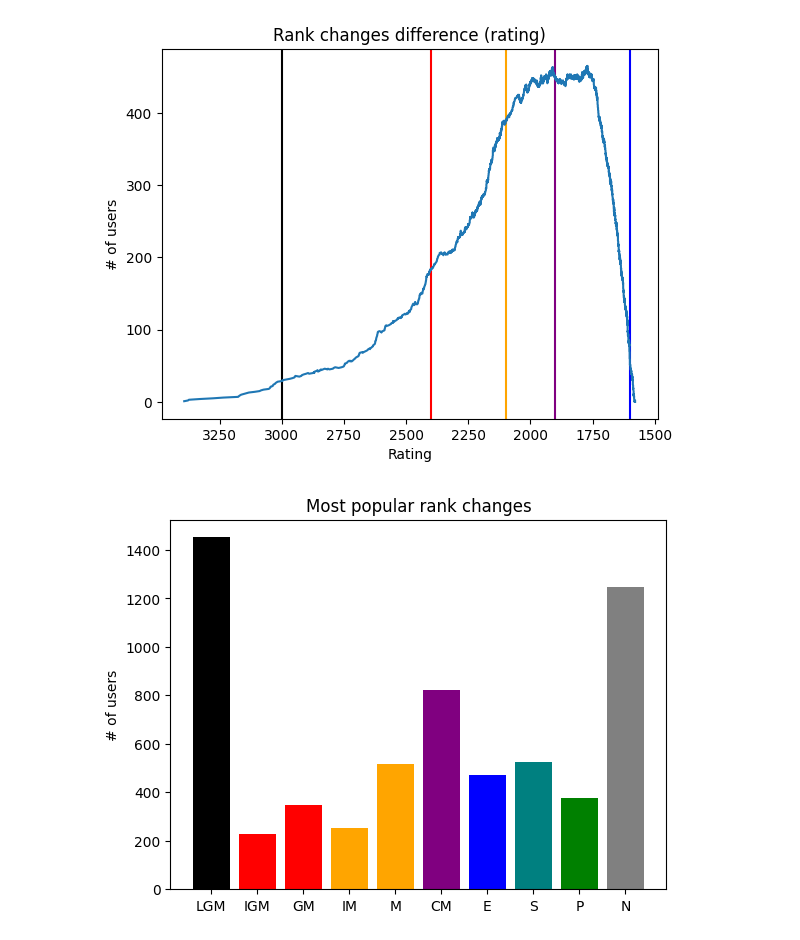
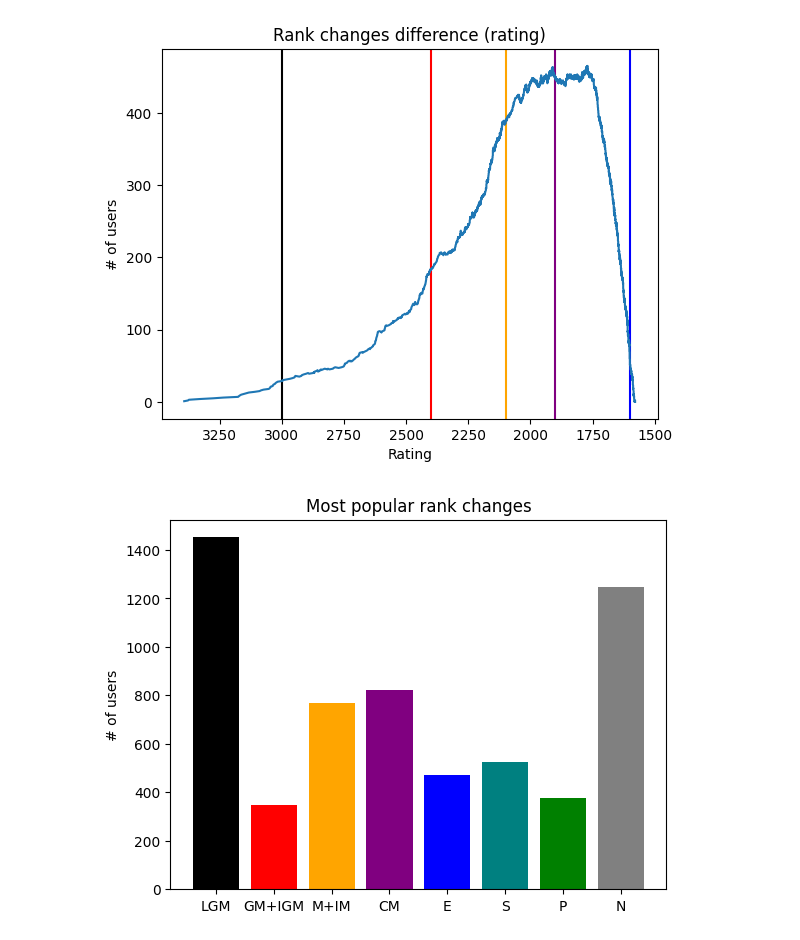
Before and after one commit to maslinnik/cf-magic, a Jupyter notebook: main.ipynb, the cells around one changed output. Saved outputs shown, nothing was run; the diff lists cells and outputs as text; code cells hidden in the pictures.

Commit message:
Merged reds and oranges

```diff
--- a/main.ipynb
+++ b/main.ipynb
@@ -17,7 +17,7 @@ shorthands = {
     "Pupil": "P",
     "Newbie": "N"
 }
-rank_colors = ["black", "red", "red", "orange", "orange", "purple", "blue", "teal", "green", "gray"]
+rank_colors = ["black", "red", "orange", "purple", "blue", "teal", "green", "gray"]
 # %%
 for full, short in shorthands.items():
     df.replace(full, short, inplace=True)
@@ -87,12 +87,19 @@ plt.title("Rank changes difference (rating)")
 plt.show()
 # %% [output]
 [figure]
+# %%
+df_colors_grouped = df
+df_colors_grouped.replace("M", "M+IM", inplace=True)
+df_colors_grouped.replace("IM", "M+IM", inplace=True)
+df_colors_grouped.replace("GM", "GM+IGM", inplace=True)
+df_colors_grouped.replace("GM", "GM+IGM", inplace=True)
+shorthands_grouped = ['LGM', 'GM+IGM', 'M+IM', 'CM', 'E', 'S', 'P', 'N']
 # %%
-counts = df["rank_to"].value_counts()
-plt.bar(shorthands.values(), [counts[rank] for rank in shorthands.values()], color=rank_colors)
+counts = df_colors_grouped["rank_to"].value_counts()
+plt.bar(shorthands_grouped, [counts[rank] for rank in shorthands_grouped], color=rank_colors)
 plt.ylabel("# of users")
 plt.title("Most popular rank changes")
 plt.show()
 # %% [output]
-[figure, old version]
+[figure, new version]
 # %%
```
Also changed, not shown: parts of 1 cell of this notebook, 2 other files.
